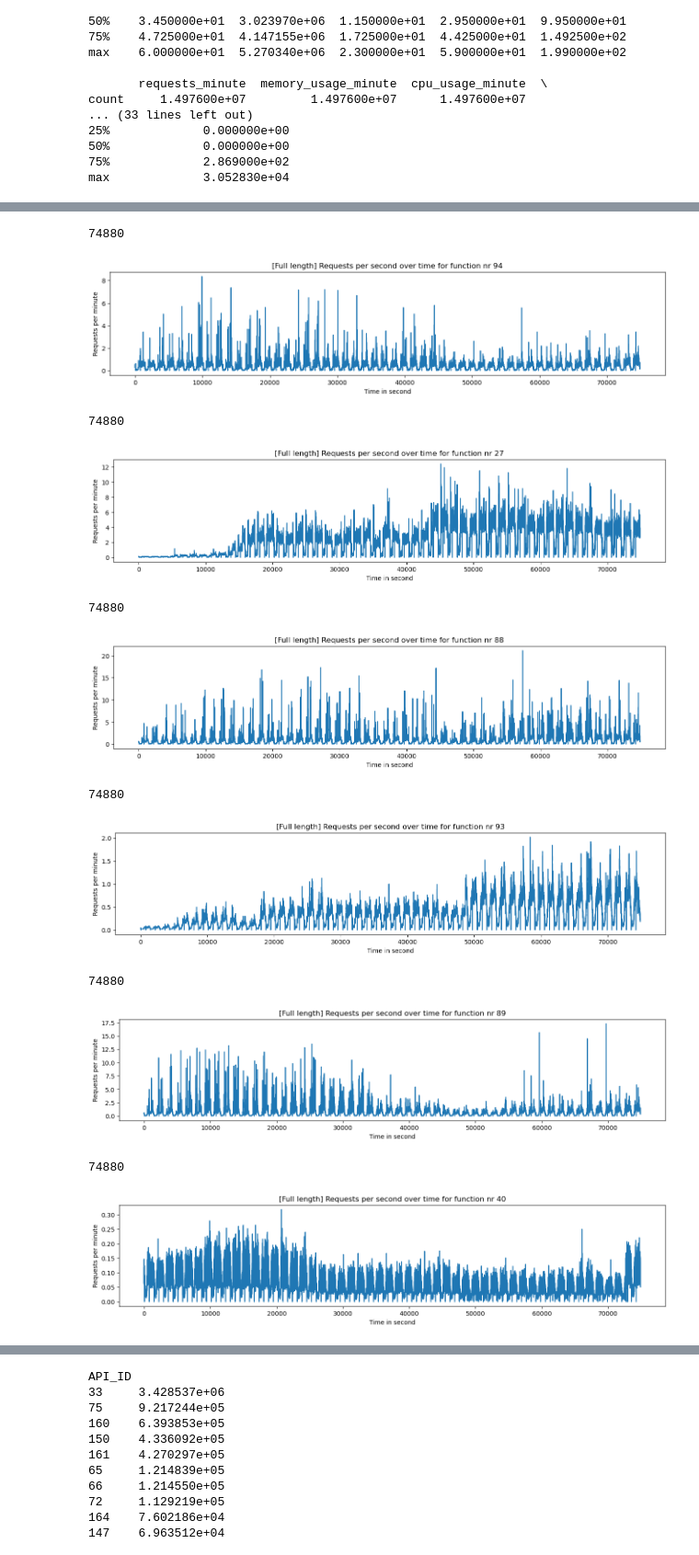
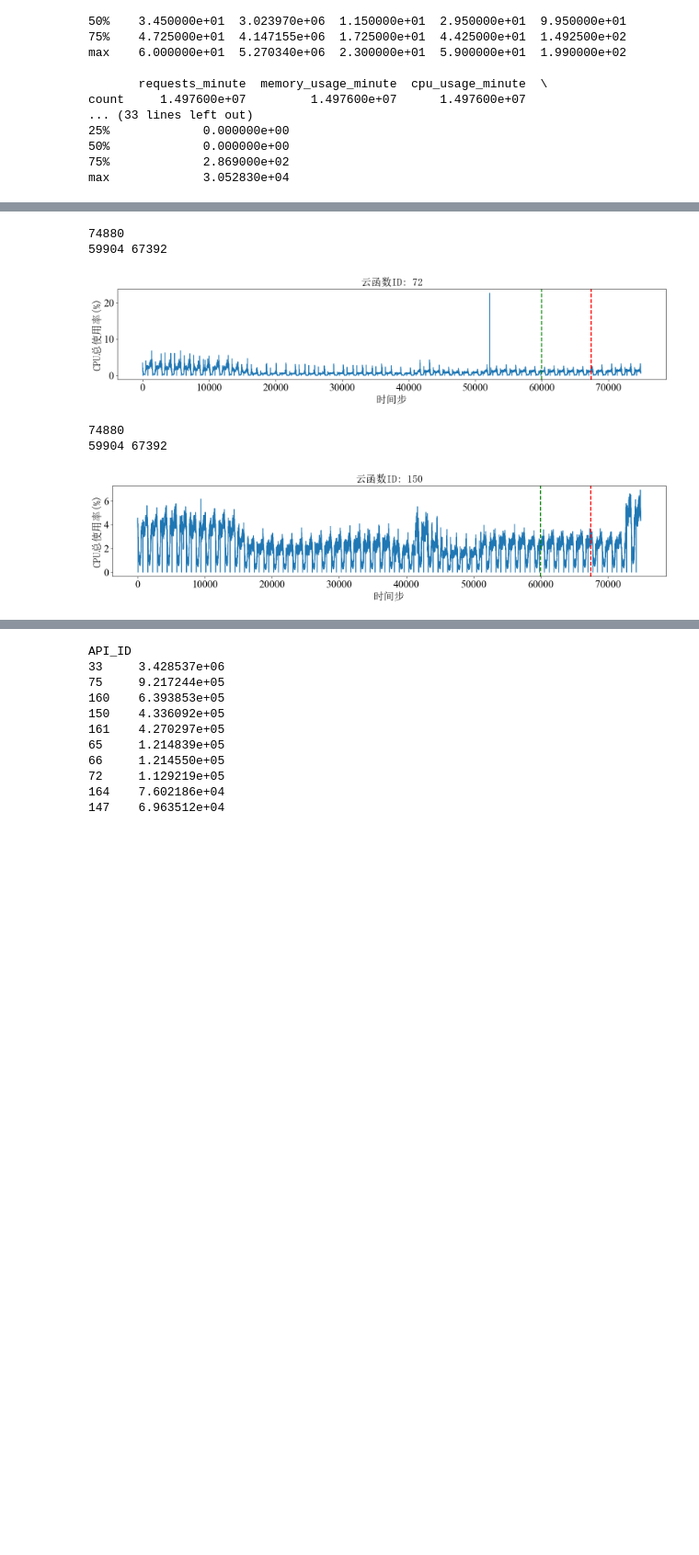
Before and after one commit to conghuhu/container_ts_prediction, a Jupyter notebook: huawei/eda.ipynb, the cells around one changed output, grey strips where cells are left out. Shown: that part at 92% size. Cells and saved outputs as stored; diff of their text form; code cells hidden in the pictures; blank space fills up the shorter version.

```diff
--- a/huawei/eda.ipynb
+++ b/huawei/eda.ipynb
@@ -12,6 +14,20 @@ warnings.simplefilter('ignore')
 warnings.filterwarnings('ignore')
 
 pd.options.display.max_columns = None  # 展示所有列
+
+config = {
+    "font.family": 'serif',
+    "font.size": 20,
+    "mathtext.fontset": 'stix',
+    "font.serif": ['Times New Roman'],
+    "font.weight": "normal"
+}
+rcParams.update(config)
+chinese_font = {
+    'family': 'SimSun',
+    'size': 20,
+    'weight': 'normal',
+}
 # %%
 data_path = '../datasets/huawei/combined_dataset.csv'
 data_df = pd.read_csv(data_path)
@@ -36,7 +52,8 @@ count     1.497600e+07         1.497600e+07      1.497600e+07
 max             3.052830e+04
 # %%
 # API_IDS = [160, 150, 65, 72, 147, 164, 28, 165, 131, 39]
-API_IDS = [160, 150, 161, 65, 66, 72, 164, 147, 28, 165, 86, 39, 96, 92, 97, 60, 94, 89, 27, 34]
+# API_IDS = [160, 150, 161, 65, 66, 72, 164, 147, 28, 165, 86, 39, 96, 92, 97, 60, 94, 89, 27, 34]
 # API_IDS = [94, 27, 88, 93, 89, 40, 34, 132, 194, 134]
+API_IDS = [72, 150]
 print(len(API_IDS))
 # %% [output]
@@ -44,30 +61,35 @@ print(len(API_IDS))
 # %%
 for API_ID in API_IDS:
-    fig = plt.figure(figsize=(16, 3))
+    fig = plt.figure(figsize=(16, 4))
     cpu_usage = data_df[data_df['API_ID'] == API_ID]['total_cpu_usage'].values
     time_range = data_df[data_df['API_ID'] == API_ID]['time'].values
 
     print(len(cpu_usage))
+    N = len(cpu_usage)
+    vali_start = round(N * 0.8)
+    test_start = round(N * 0.9)
+    print(vali_start, test_start)
     start = 70880
     end = 74880
 
     # plt.plot(cpu_usage[start:end])
     # plt.scatter(time_range, cpu_usage, s=1)
     plt.plot(cpu_usage)
-    plt.xlabel('Time in second')
-    plt.ylabel('Requests per minute')
-    plt.title('[Full length] Requests per second over time for function nr {}'.format(API_ID))
+    plt.xlabel('时间步', chinese_font)
+    plt.ylabel('CPU总使用率(%)', chinese_font)
+    plt.title('云函数ID: {}'.format(API_ID), chinese_font)
+
+    plt.axvline(vali_start, color='green', linestyle='--', linewidth=2)
+    plt.axvline(test_start, color='r', linestyle='--', linewidth=2)
+
+    plt.tight_layout()
+    plt.savefig('./paper_img/' + '{}_show.svg'.format(API_ID), format='svg', dpi=1000,
+                bbox_inches='tight')
     plt.show()
 # %% [output]
 74880
+59904 67392
-[figure, old version]
+[figure, new version]
 74880
+59904 67392
-[figure, old version]
+[figure, new version]
-74880
-[figure, removed]
-74880
-[figure, removed]
-74880
-[figure, removed]
-74880
-[figure, removed]
```
Also changed, not shown: parts of 3 cells of this notebook, 10 other files.
